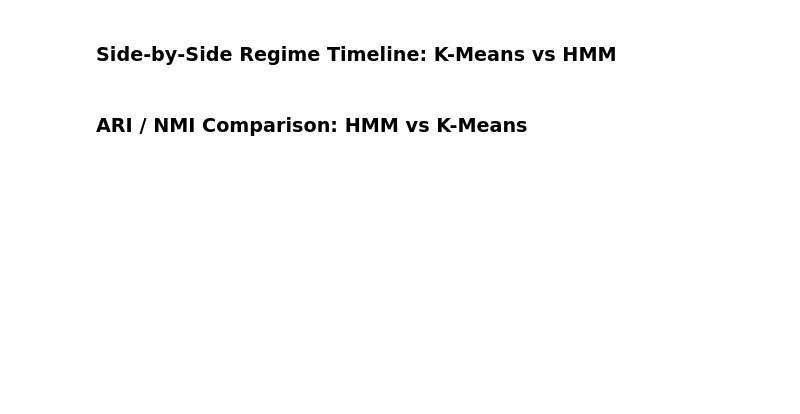
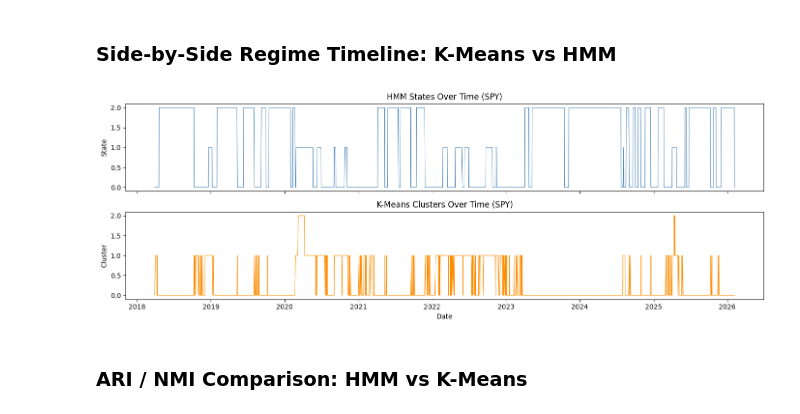
Before and after one commit to Tanzim-Chowdhury/SIADS696-volatility-regime-modeling, a Jupyter notebook: notebooks/01_pipeline.ipynb, the cells around one changed output. Saved outputs shown, nothing was run; the diff lists cells and outputs as text; code cells hidden in the pictures; blank space fills up the shorter version.

```diff
--- a/notebooks/01_pipeline.ipynb
+++ b/notebooks/01_pipeline.ipynb
@@ -846,17 +827,19 @@ plt.show()
 # %%
 fig, axes = plt.subplots(2, 1, figsize=(14, 5), sharex=True)
 
-axes[0].plot(km_df["date"], km_df["hmm_state"], lw=0.8, color="steelblue")
+axes[0].plot(hmm_df["date"], hmm_df["hmm_state"], lw=0.8, color="steelblue")
 axes[0].set_title("HMM States Over Time (SPY)")
 axes[0].set_ylabel("State")
 
-axes[1].plot(km_df["date"], km_df["km_state"], lw=0.8, color="darkorange")
+axes[1].plot(hmm_df["date"], hmm_df["km_state"], lw=0.8, color="darkorange")
 axes[1].set_title("K-Means Clusters Over Time (SPY)")
 axes[1].set_ylabel("Cluster")
 axes[1].set_xlabel("Date")
 
 plt.tight_layout()
 plt.show()
+# %% [output]
+[figure, added]
 # %% [markdown]
 ### ARI / NMI Comparison: HMM vs K-Means
 # %%
```
Also changed, not shown: parts of 15 cells of this notebook.
